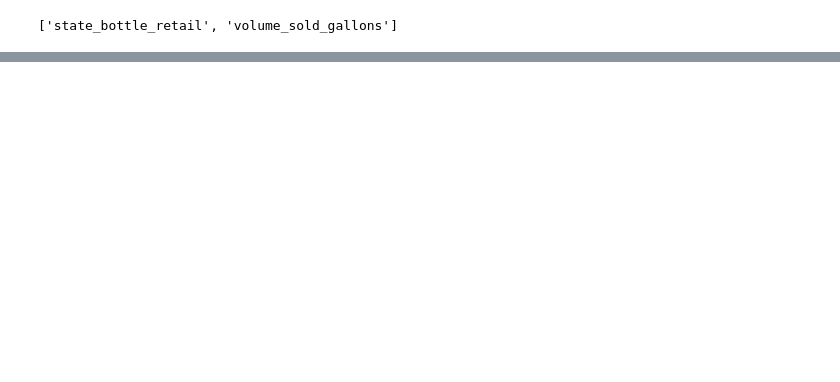
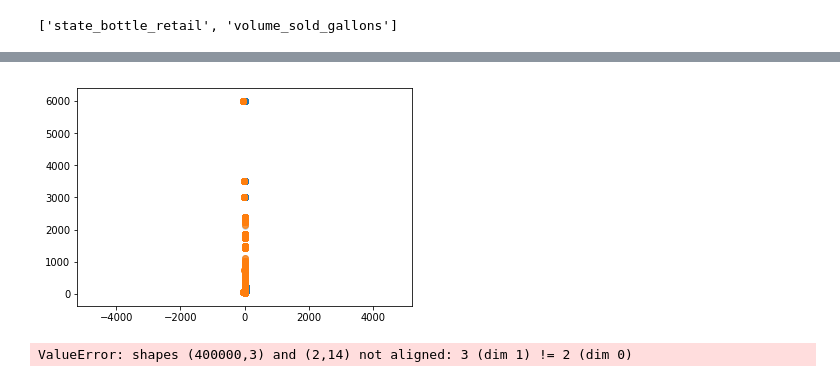
Before and after one commit to jjschueder/7331DataMiningNotebooks, a Jupyter notebook: Live Assignment 1/msds7331_live _1.ipynb, the cells around one changed output, grey strips where cells are left out. Cells and saved outputs as stored; diff of their text form; code cells hidden in the pictures; blank space fills up the shorter version.

```diff
--- a/Live Assignment 1/msds7331_live _1.ipynb
+++ b/Live Assignment 1/msds7331_live _1.ipynb
@@ -651,3 +585,32 @@ to_drop = [column for column in upper.columns if any(upper[column] > 0.95)]
 to_drop
 # %% [output]
 ['state_bottle_retail', 'volume_sold_gallons']
+# %%
+# now let's use PCA, and LDA to find the two "best" dimensions of this data
+# these are linear transforms to help project the features into something more understandable
+
+from sklearn.decomposition import PCA
+from sklearn.discriminant_analysis import LinearDiscriminantAnalysis as LDA
+
+#drop the response variable from x
+# one hot encoding to category
+features = ['pack', 'bottle_volume_ml', 'state_bottle_cost', 'bottles_sold', 'sale_dollars_trans', 'volume_sold_liters',
+            'cost_per_liter', 'sale_dollars_trans', 'cost_per_liter', 'cost_per_liter_trans', 'state_bottle_cost_trans',
+            'bottles_sold_trans', 'volume_sold_liters_trans','grossmargin']
+
+X = df_corr.loc[:, features].values
+# run this second line below which compiles all the features that i want to use to predict category, or the column we want to predict
+#X = X.drop (category, inplace = True)
+y = df_corr.loc[:, ['liquor_category_WHISKY']].values
+#target_names = df_corr.store_parent_names
+
+pca = PCA(n_components=2)
+X_pca = pca.fit(X).transform(X) # fit data and then transform it
+
+lda = LDA(n_components=2)
+X_lda = lda.fit(X, y).transform(X) # fit data and then transform it
+
+# print the components
+y
+print ('pca:', pca.components_)
+print ('lda:', lda.scalings_.T)
@@ -653,0 +719,6 @@ to_drop
+# %%
+pca = PCA(n_components=2)
+pca.fit(X)
+X_pca = pca.transform(X)
+print("original shape:   ", X.shape)
+print("transformed shape:", X_pca.shape)
@@ -653,0 +738,14 @@ to_drop
+# %%
+X_new = pca.inverse_transform(X_pca)
+plt.scatter(X[:, 0], X[:, 1], alpha=0.2)
+plt.scatter(X_new[:, 0], X_new[:, 1], alpha=0.8)
+plt.axis('equal');
+# %% [output]
+[figure, added]
+# %%
+X_new = pca.inverse_transform(finalDf)
+plt.scatter(X_new[:, 0], X_new[:, 1], alpha=0.2)
+#plt.scatter(X_new[:, 0], X_new[:, 1], alpha=0.8)
+plt.axis('equal');
+# %% [output]
+ValueError: shapes (400000,3) and (2,14) not aligned: 3 (dim 1) != 2 (dim 0)
```
Also changed, not shown: parts of 37 cells of this notebook, 4 other files.
